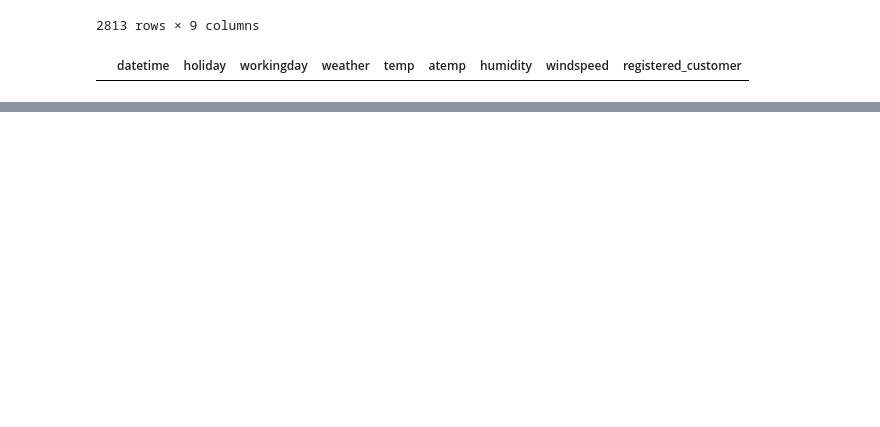
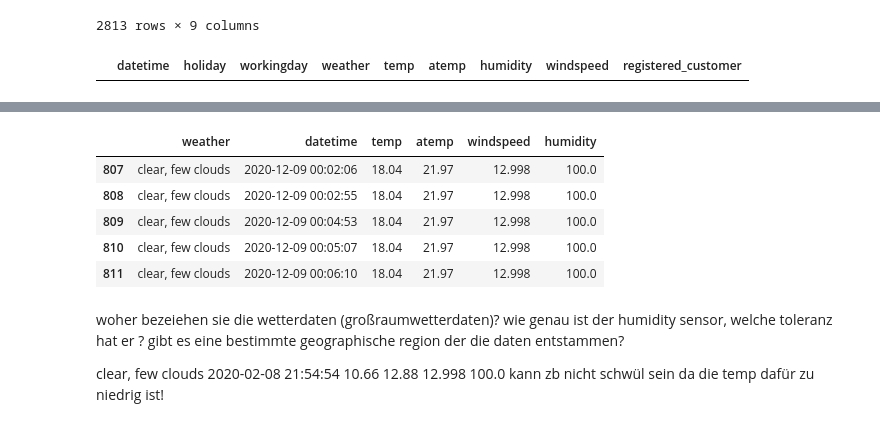
Before and after one commit to P-AEL/K-ppers-Projekt1, a Jupyter notebook: Flo/f_data_cleaning.ipynb, the cells around one changed output, grey strips where cells are left out. Saved outputs shown, nothing was run; the diff lists cells and outputs as text; code cells hidden in the pictures; blank space fills up the shorter version.

```diff
--- a/Flo/f_data_cleaning.ipynb
+++ b/Flo/f_data_cleaning.ipynb
@@ -113,0 +158,9 @@ temp_mistake.sample(50)
+# %%
+dfh3.loc[dfh3.datetime.between("2020-12-1", "2020-12-31")].head(5)
+# %% [output]
+|  | weather | datetime | temp | atemp | windspeed | humidity |
+| 807 | clear, few clouds | 2020-12-09 00:02:06 | 18.04 | 21.97 | 12.998 | 100.0 |
+| 808 | clear, few clouds | 2020-12-09 00:02:55 | 18.04 | 21.97 | 12.998 | 100.0 |
+| 809 | clear, few clouds | 2020-12-09 00:04:53 | 18.04 | 21.97 | 12.998 | 100.0 |
+| 810 | clear, few clouds | 2020-12-09 00:05:07 | 18.04 | 21.97 | 12.998 | 100.0 |
+| 811 | clear, few clouds | 2020-12-09 00:06:10 | 18.04 | 21.97 | 12.998 | 100.0 |
@@ -113,0 +169,6 @@ temp_mistake.sample(50)
+# %% [markdown]
+woher bezeiehen sie die wetterdaten (großraumwetterdaten)?
+wie genau ist der humidity sensor, welche toleranz hat er ?
+gibt es eine bestimmte geographische region der die daten entstammen?
+
+clear, few clouds	2020-02-08 21:54:54	10.66	12.88	12.998	100.0 kann zb nicht schwül sein da die temp dafür zu niedrig ist!
```
Also changed, not shown: parts of 10 cells of this notebook.
